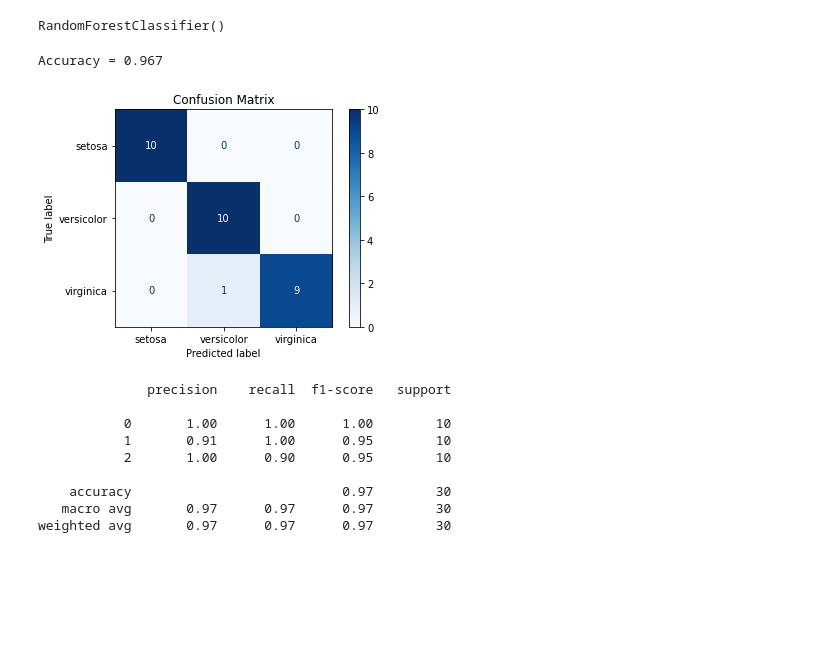
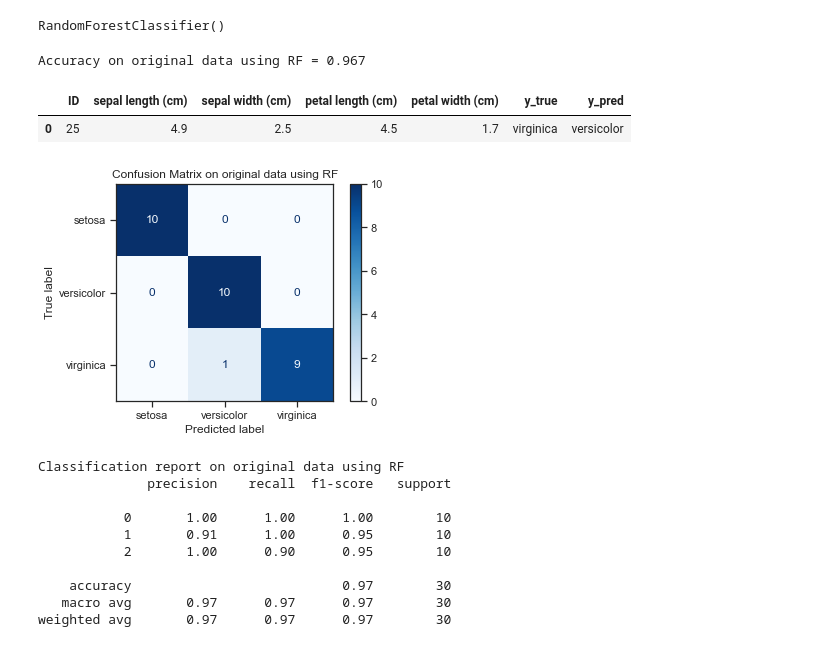
Before and after one commit to rambasnet/Python-Machine-Learning, a Jupyter notebook: Classification.ipynb, the cells around one changed output. Saved outputs shown, nothing was run; the diff lists cells and outputs as text; code cells hidden in the pictures; blank space fills up the shorter version.

```diff
--- a/Classification.ipynb
+++ b/Classification.ipynb
@@ -601,6 +613,6 @@ RandomForestClassifier()
 # %%
 y_pred = RF.predict(X_test)
 # %%
-print(f'Accuracy = {accuracy_score(y_test, y_pred):.3f}')
+print(f'Accuracy on original data using RF = {accuracy_score(y_test, y_pred):.3f}')
 # %% [output]
-Accuracy = 0.967
+Accuracy on original data using RF = 0.967
@@ -607,16 +622,24 @@ Accuracy = 0.967
+# %%
+getMisClassifiedSamples(X_test, y_test, y_pred)
+# is it the same sample that was misclassified by Perceptron and Decision Tree?
+# %% [output]
+|  | ID | sepal length (cm) | sepal width (cm) | petal length (cm) | petal width (cm) | y_true | y_pred |
+| 0 | 25 | 4.9 | 2.5 | 4.5 | 1.7 | virginica | versicolor |
 # %%
 # plot the confusion matrix
 fig = plot_confusion_matrix(RF, X_test, y_test,
                             display_labels=iris.target_names,
                             cmap=plt.cm.Blues,
                            )
-fig.ax_.set_title("Confusion Matrix")
+fig.ax_.set_title("Confusion Matrix on original data using RF")
 plt.show()
 # %% [output]
-[figure, old version]
+[figure, new version]
 # %%
+print('Classification report on original data using RF')
 print(classification_report(y_test, y_pred))
 # %% [output]
+Classification report on original data using RF
               precision    recall  f1-score   support
 
            0       1.00      1.00      1.00        10
```
Also changed, not shown: parts of 17 cells of this notebook.
